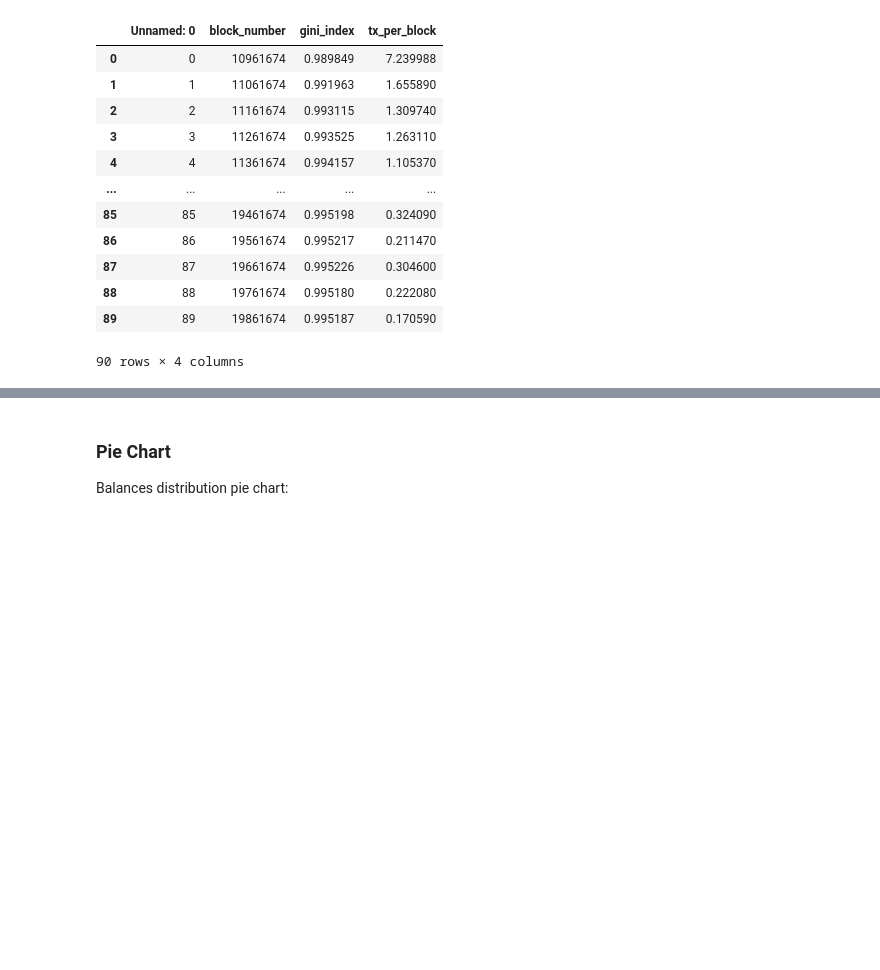
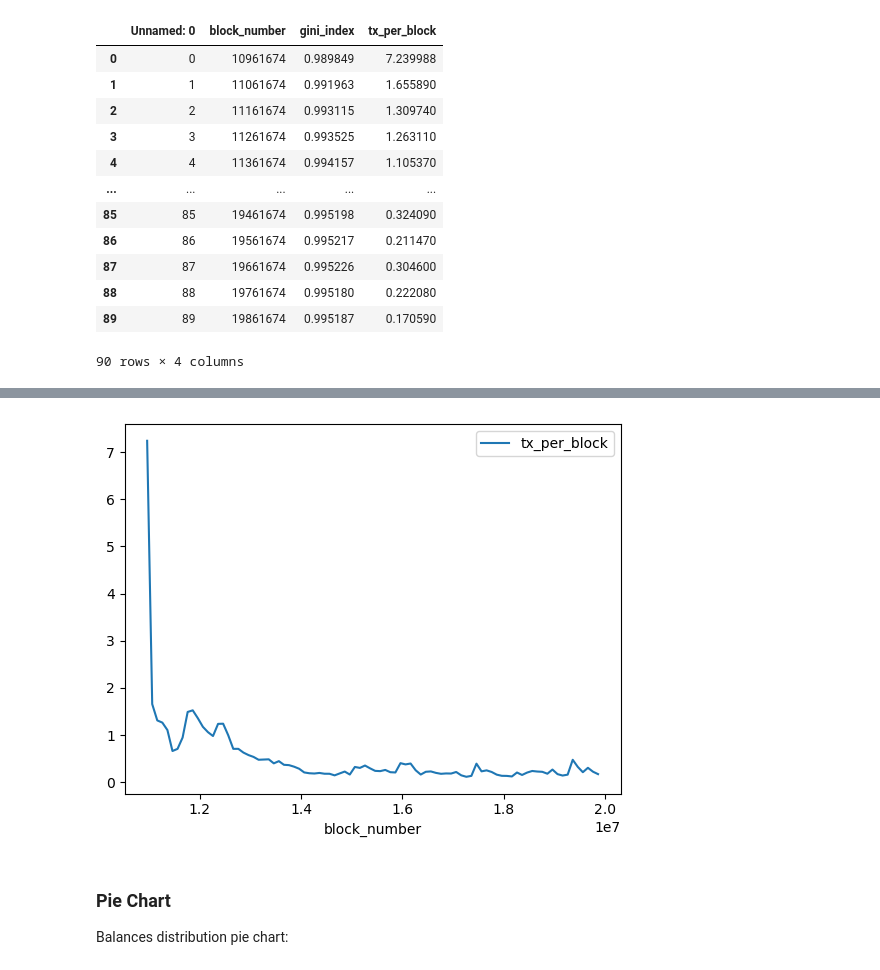
Before and after one commit to luk3k/caa-governance-tokens, a Jupyter notebook: src/analyze_data.ipynb, the cells around one changed output, grey strips where cells are left out. Drawn from its saved outputs; the diff is of its cells as text; code cells hidden in the pictures; blank space fills up the shorter version.

Commit message:
added hhi to timeline + fix for timeline graphs

```diff
--- a/src/analyze_data.ipynb
+++ b/src/analyze_data.ipynb
@@ -135,6 +134,7 @@ KeyError: "None of [Float64Index([0.9898490520130884, 0.9919625525399222,  0.993
 # %%
-timeline['tx_per_block'] = timeline["tx_per_block"].apply(float)
-create_timeline_plot(timeline, timeline['tx_per_block'])
+create_timeline_plot(timeline, 'tx_per_block')
+# %% [output]
+[figure, added]
 # %%
 # TODO: Create timeline for HH Index
 # TODO: Show tx frequency for all transfers (+ maybe: for top traders or cex's)
```
Also changed, not shown: parts of 7 cells of this notebook, 1 other file.
